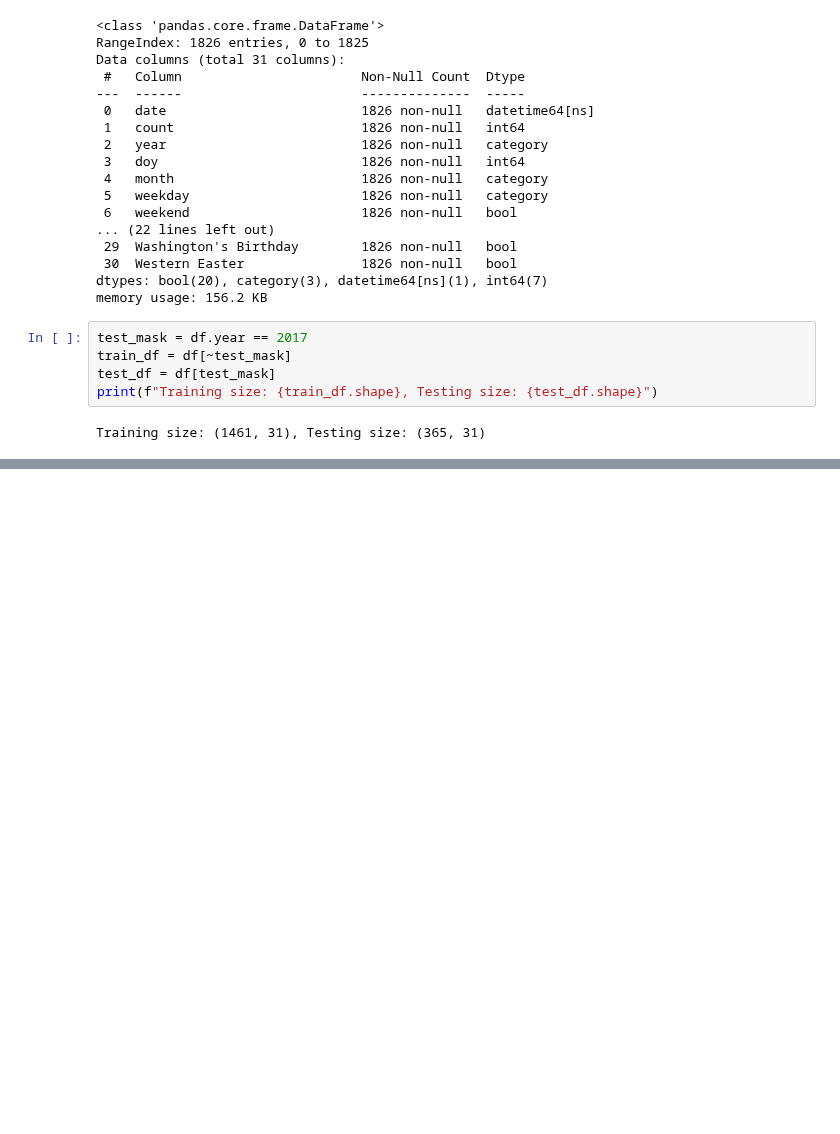
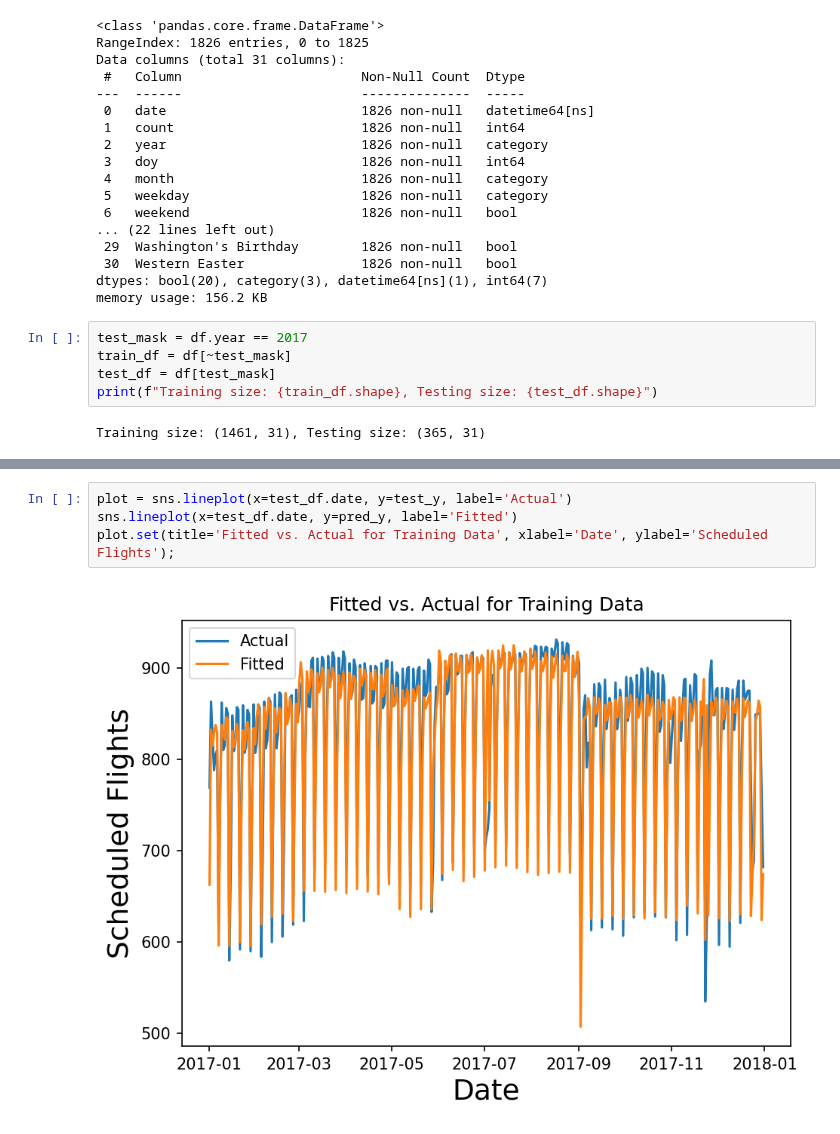
Before and after one commit to jmfb/CS5610, a Jupyter notebook: m5p5/M5 Project 5.2 - Trends.ipynb, the cells around one changed output, grey strips where cells are left out. Cells and saved outputs as stored; diff of their text form; blank space fills up the shorter version.

```diff
--- a/m5p5/M5 Project 5.2 - Trends.ipynb
+++ b/m5p5/M5 Project 5.2 - Trends.ipynb
@@ -67,0 +162,6 @@ Linear Regression: r = -0.23832437454041616, p = 2.5812714220214682e-20, se = 0.
+# %%
+plot = sns.lineplot(x=test_df.date, y=test_y, label='Actual')
+sns.lineplot(x=test_df.date, y=pred_y, label='Fitted')
+plot.set(title='Fitted vs. Actual for Training Data', xlabel='Date', ylabel='Scheduled Flights');
+# %% [output]
+[figure, added]
```
Also changed, not shown: parts of 24 cells of this notebook, 2 other files.
